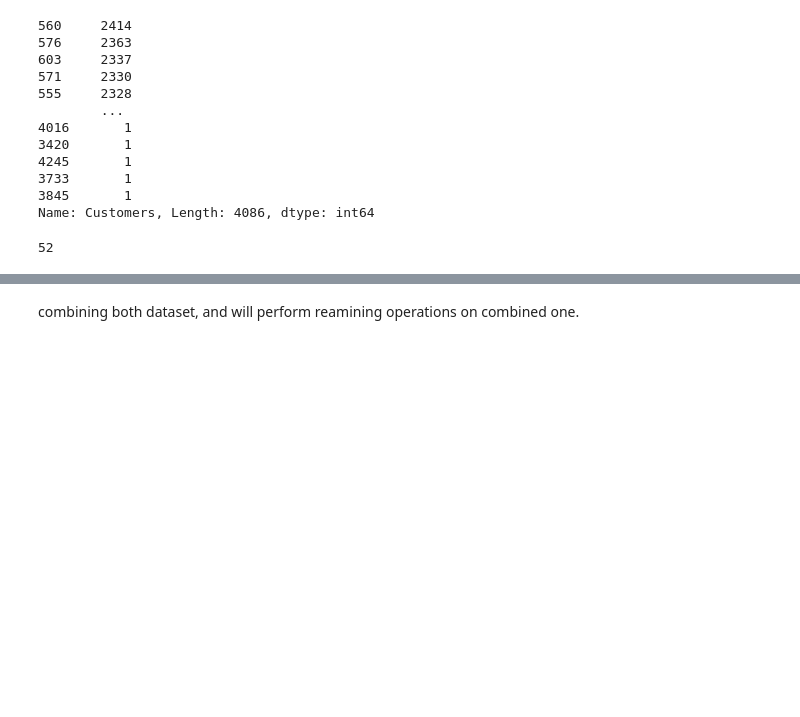
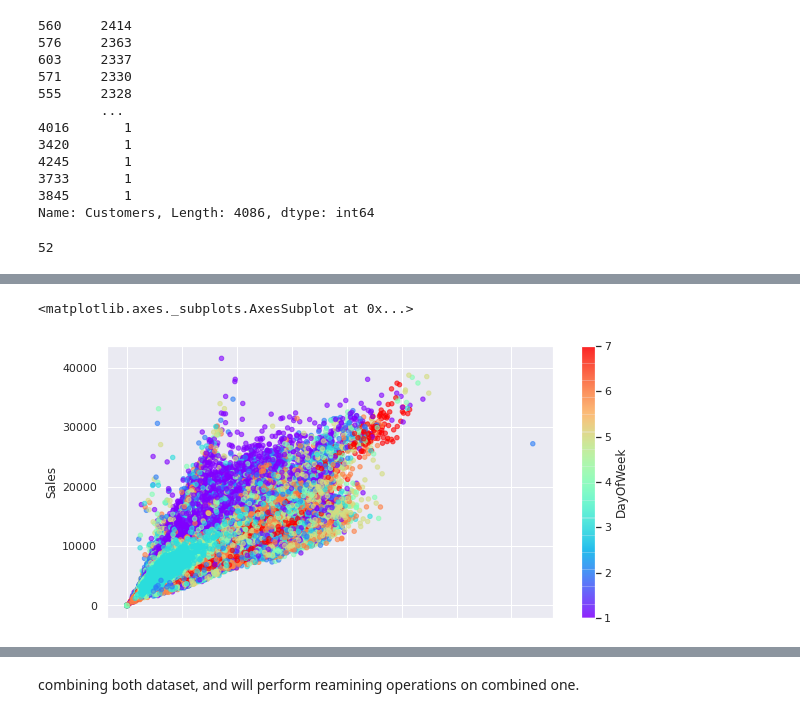
Before and after one commit to M0n1ka-05/Rossmann_Sale_Prediction, a Jupyter notebook: Monika_Shinde_Team_4_Rossmann_Sales_Prediction_Capstone_Project.ipynb, the cells around one changed output, grey strips where cells are left out. Cells and saved outputs as stored; diff of their text form; code cells hidden in the pictures; blank space fills up the shorter version.

```diff
--- a/Monika_Shinde_Team_4_Rossmann_Sales_Prediction_Capstone_Project.ipynb
+++ b/Monika_Shinde_Team_4_Rossmann_Sales_Prediction_Capstone_Project.ipynb
@@ -282,0 +289,5 @@ sns.barplot(x='Store', y='Customers', data = sales_df)
+# %%
+sales_df.plot.scatter('Customers','Sales',s=20,c='DayOfWeek',cmap='rainbow',figsize=(10,5),alpha=0.6)
+# %% [output]
+<matplotlib.axes._subplots.AxesSubplot at 0x...>
+[figure, added]
```
Also changed, not shown: parts of 47 cells of this notebook.
